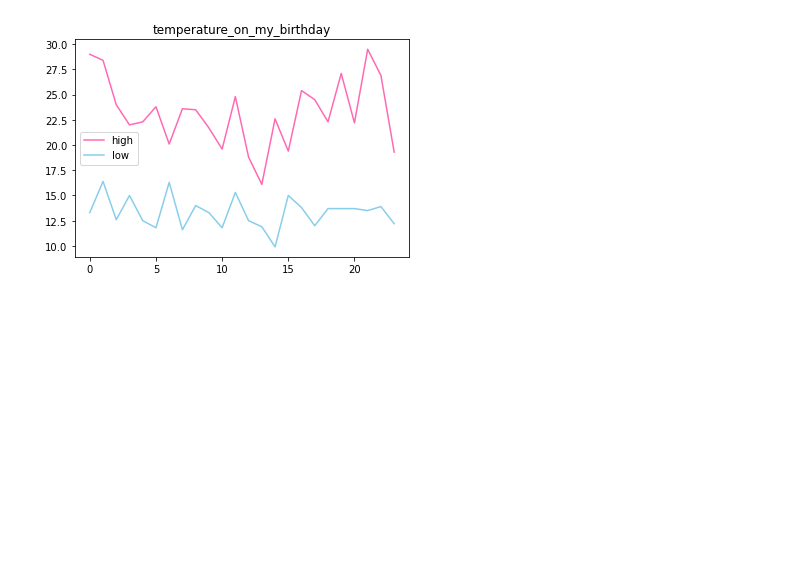
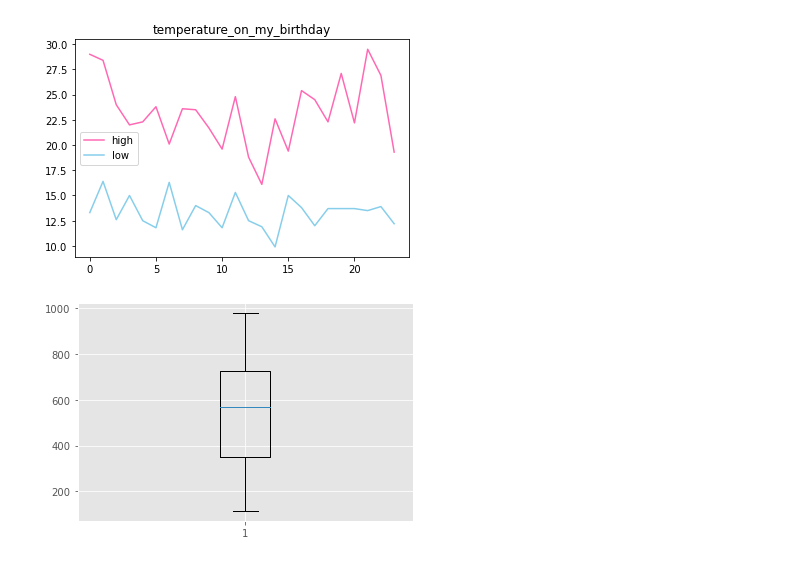
Before and after one commit to Yujihyeee/jupyter-docker, a Jupyter notebook: changed_temperatures_on_my_birthday.ipynb, the cells around one changed output. Drawn from its saved outputs; the diff is of its cells as text; code cells hidden in the pictures; blank space fills up the shorter version.

```diff
--- a/changed_temperatures_on_my_birthday.ipynb
+++ b/changed_temperatures_on_my_birthday.ipynb
@@ -67,3 +63,10 @@ plt.legend()
 # %% [output]
 <matplotlib.legend.Legend at 0x...>
 [figure]
+# %%
+arr = []
+[arr.append(random.randint(1, 1000)) for i in range(13)]
+plt.boxplot(arr)
+plt.show()
+# %% [output]
+[figure, added]
```
Also changed, not shown: parts of 6 cells of this notebook, 2 other files.
